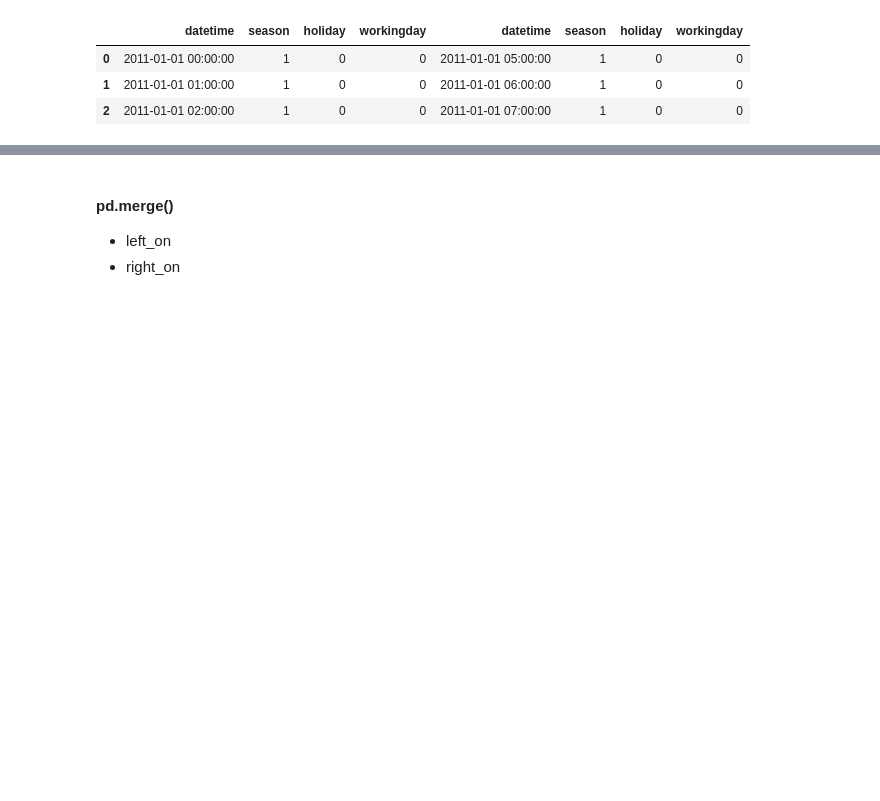
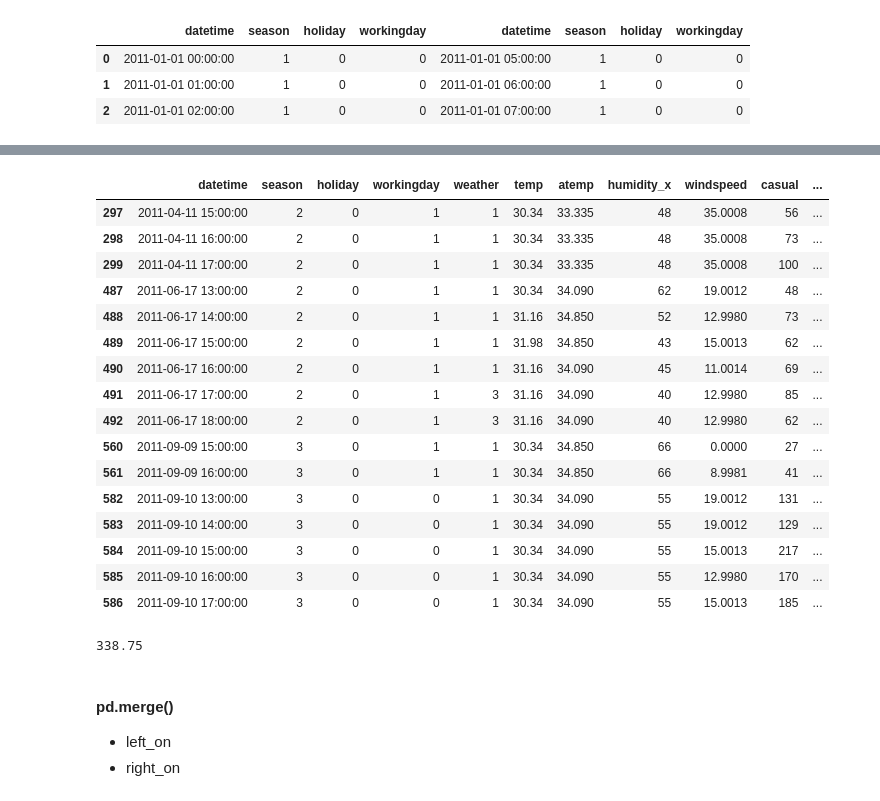
Before and after one commit to Aehlemon/Data-Analysis, a Jupyter notebook: Pandas_Data Merge Methods.ipynb, the cells around one changed output, grey strips where cells are left out. Drawn from its saved outputs; the diff is of its cells as text; code cells hidden in the pictures; blank space fills up the shorter version.

```diff
--- a/Pandas_Data Merge Methods.ipynb
+++ b/Pandas_Data Merge Methods.ipynb
@@ -140,0 +145,7 @@ pd.concat([bike_1.reset_index(drop = True),
+# %%
+import pandas as pd
+bike = pd.read_csv("C:/Users/silan/Python/Data/bike.csv")
+
+bike["datetime"] = pd.to_datetime(bike["datetime"])
+bike["date"] = bike["datetime"].dt.date # date(yyyy-mm-dd)을 불러오는 메소드
+bike.head(5)
@@ -140,0 +159,3 @@ pd.concat([bike_1.reset_index(drop = True),
+# %%
+bike_h100 = bike.groupby(['date'])['humidity'].max().reset_index()
+bike_h100.head(5)
@@ -140,0 +169,3 @@ pd.concat([bike_1.reset_index(drop = True),
+# %%
+bike_h100 = bike_h100.loc[bike_h100['humidity'] == 100]
+bike_h100.head(3)
@@ -140,0 +181,5 @@ pd.concat([bike_1.reset_index(drop = True),
+# %%
+bike_join = pd.merge(left = bike, right = bike_h100,
+                    left_on = "date", right_on = "date",
+                    how = "inner")
+bike_join.head(4)
@@ -141,3 +192,28 @@ pd.concat([bike_1.reset_index(drop = True),
+# %%
+bike_join_temp_30 = bike_join.loc[bike_join['temp'] > 30]
+bike_join_temp_30
+# %% [output]
+|  | datetime | season | holiday | workingday | weather | temp | atemp | humidity_x | windspeed | casual | ... |
+| 297 | 2011-04-11 15:00:00 | 2 | 0 | 1 | 1 | 30.34 | 33.335 | 48 | 35.0008 | 56 | ... |
+| 298 | 2011-04-11 16:00:00 | 2 | 0 | 1 | 1 | 30.34 | 33.335 | 48 | 35.0008 | 73 | ... |
+| 299 | 2011-04-11 17:00:00 | 2 | 0 | 1 | 1 | 30.34 | 33.335 | 48 | 35.0008 | 100 | ... |
+| 487 | 2011-06-17 13:00:00 | 2 | 0 | 1 | 1 | 30.34 | 34.090 | 62 | 19.0012 | 48 | ... |
+| 488 | 2011-06-17 14:00:00 | 2 | 0 | 1 | 1 | 31.16 | 34.850 | 52 | 12.9980 | 73 | ... |
+| 489 | 2011-06-17 15:00:00 | 2 | 0 | 1 | 1 | 31.98 | 34.850 | 43 | 15.0013 | 62 | ... |
+| 490 | 2011-06-17 16:00:00 | 2 | 0 | 1 | 1 | 31.16 | 34.090 | 45 | 11.0014 | 69 | ... |
+| 491 | 2011-06-17 17:00:00 | 2 | 0 | 1 | 3 | 31.16 | 34.090 | 40 | 12.9980 | 85 | ... |
+| 492 | 2011-06-17 18:00:00 | 2 | 0 | 1 | 3 | 31.16 | 34.090 | 40 | 12.9980 | 62 | ... |
+| 560 | 2011-09-09 15:00:00 | 3 | 0 | 1 | 1 | 30.34 | 34.850 | 66 | 0.0000 | 27 | ... |
+| 561 | 2011-09-09 16:00:00 | 3 | 0 | 1 | 1 | 30.34 | 34.850 | 66 | 8.9981 | 41 | ... |
+| 582 | 2011-09-10 13:00:00 | 3 | 0 | 0 | 1 | 30.34 | 34.090 | 55 | 19.0012 | 131 | ... |
+| 583 | 2011-09-10 14:00:00 | 3 | 0 | 0 | 1 | 30.34 | 34.090 | 55 | 19.0012 | 129 | ... |
+| 584 | 2011-09-10 15:00:00 | 3 | 0 | 0 | 1 | 30.34 | 34.090 | 55 | 15.0013 | 217 | ... |
+| 585 | 2011-09-10 16:00:00 | 3 | 0 | 0 | 1 | 30.34 | 34.090 | 55 | 12.9980 | 170 | ... |
+| 586 | 2011-09-10 17:00:00 | 3 | 0 | 0 | 1 | 30.34 | 34.090 | 55 | 15.0013 | 185 | ... |
+# %%
+bike_join_temp_30['count'].mean()
+# %% [output]
+338.75
 # %% [markdown]
 #### pd.merge()
 - left_on
```
Also changed, not shown: parts of 15 cells of this notebook.
